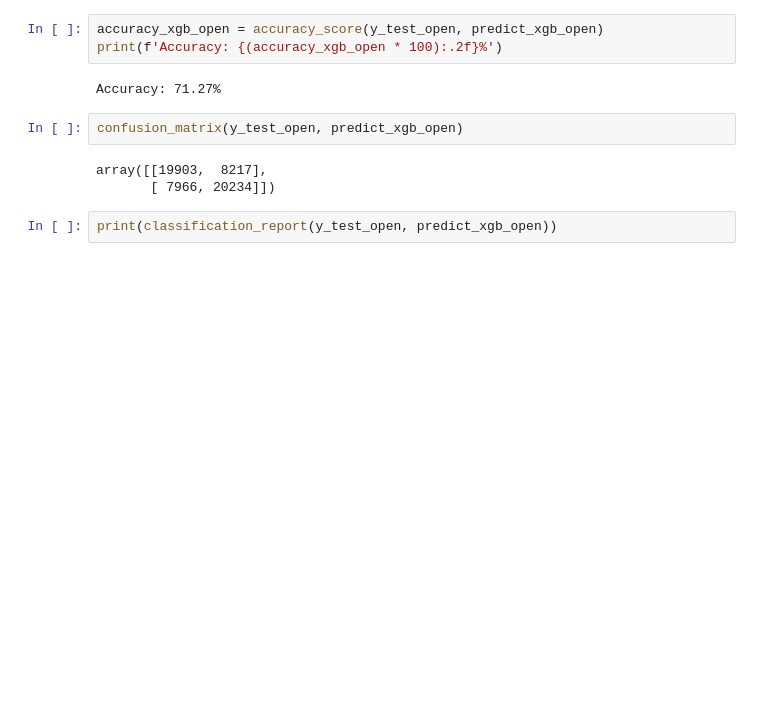
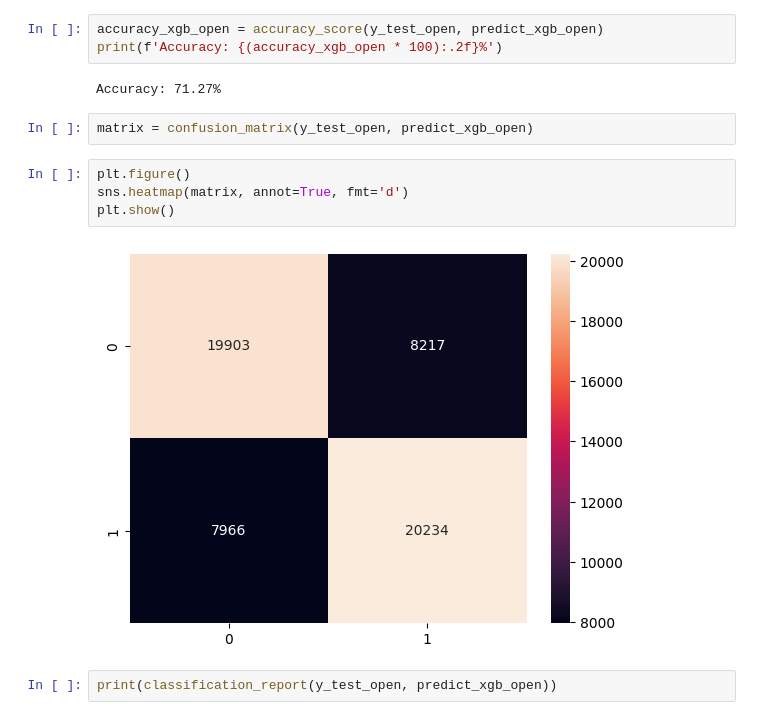
Before and after one commit to PauloRugani/atp-match-predictor, a Jupyter notebook: notebooks/6_model_training.ipynb, the cells around one changed output. Cells and saved outputs as stored; diff of their text form; blank space fills up the shorter version.

```diff
--- a/notebooks/6_model_training.ipynb
+++ b/notebooks/6_model_training.ipynb
@@ -184,10 +205,13 @@ print(f'Accuracy: {(accuracy_xgb_open * 100):.2f}%')
 # %% [output]
 Accuracy: 71.27%
 # %%
-confusion_matrix(y_test_open, predict_xgb_open)
+matrix = confusion_matrix(y_test_open, predict_xgb_open)
-# %% [output]
-array([[19903,  8217],
-       [ 7966, 20234]])
+# %%
+plt.figure()
+sns.heatmap(matrix, annot=True, fmt='d')
+plt.show()
+# %% [output]
+[figure, added]
 # %%
 print(classification_report(y_test_open, predict_xgb_open))
 # %% [output]
```
Also changed, not shown: parts of 8 cells of this notebook.
